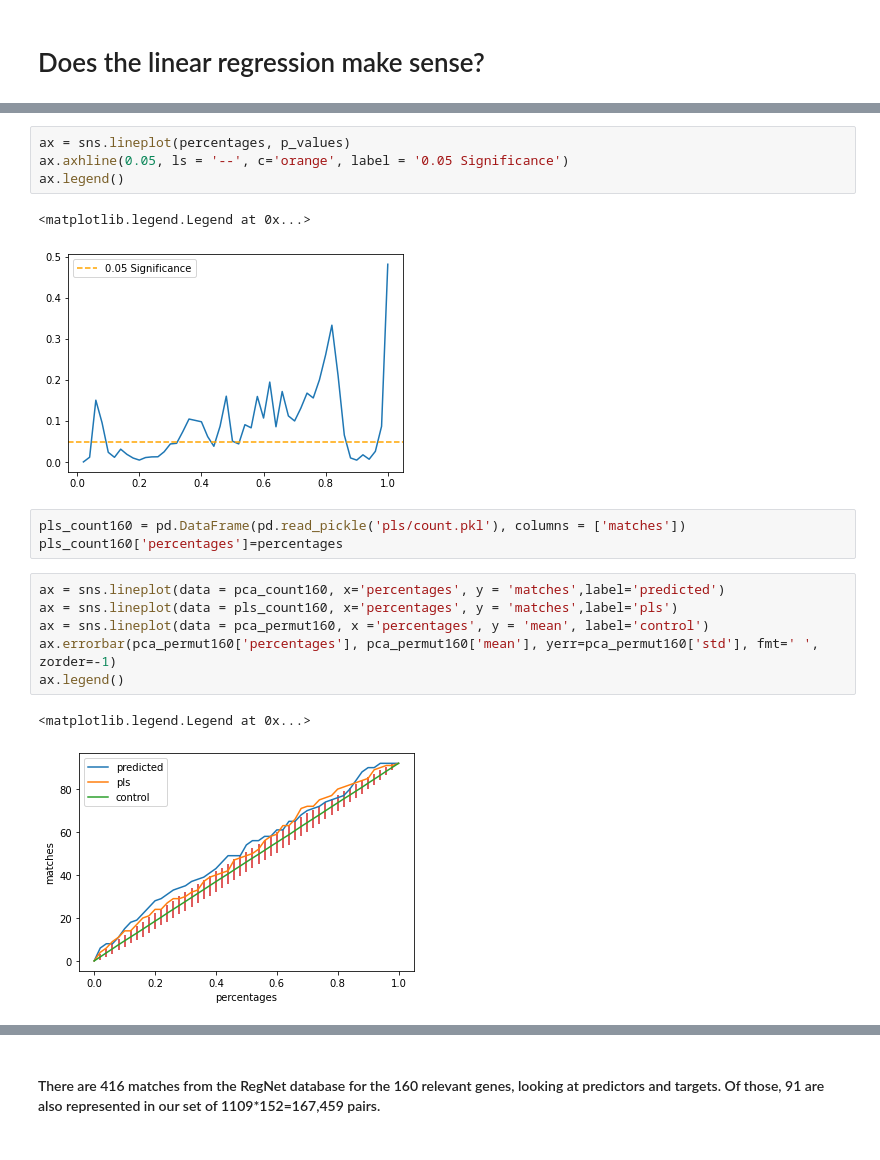
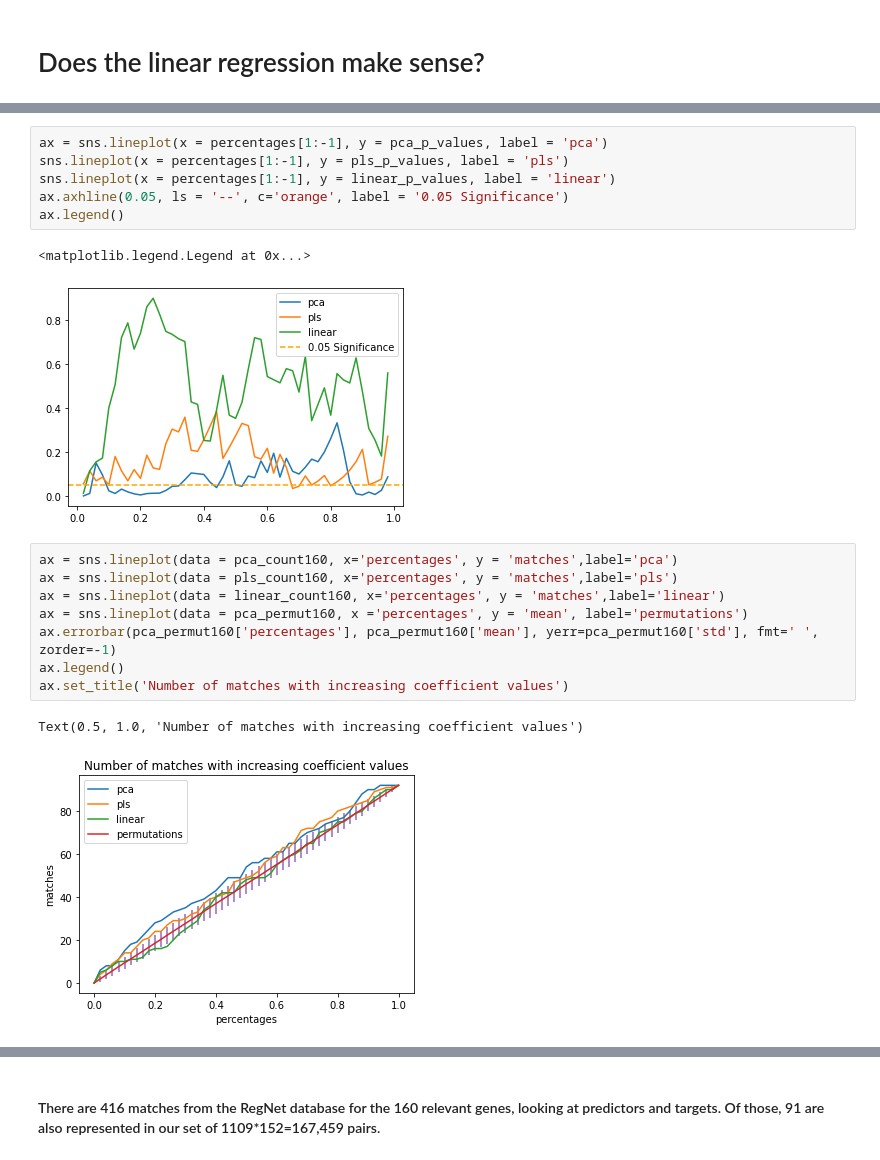
Before and after one commit to antschum/thesis, a Jupyter notebook: GeneAnalysis.ipynb, the cells around one changed output, grey strips where cells are left out. Saved outputs shown, nothing was run; the diff lists cells and outputs as text.

```diff
--- a/GeneAnalysis.ipynb
+++ b/GeneAnalysis.ipynb
@@ -40,19 +57,20 @@ p_values, z_scores = get_pvalue(count = pca_count160, permut = pca_permut160)
 # %%
-ax = sns.lineplot(percentages, p_values)
+ax = sns.lineplot(x = percentages[1:-1], y = pca_p_values, label = 'pca')
+sns.lineplot(x = percentages[1:-1], y = pls_p_values, label = 'pls')
+sns.lineplot(x = percentages[1:-1], y = linear_p_values, label = 'linear')
 ax.axhline(0.05, ls = '--', c='orange', label = '0.05 Significance')
 ax.legend()
 # %% [output]
 <matplotlib.legend.Legend at 0x...>
-[figure, old version]
+[figure, new version]
-# %%
-pls_count160 = pd.DataFrame(pd.read_pickle('pls/count.pkl'), columns = ['matches'])
-pls_count160['percentages']=percentages
 # %%
-ax = sns.lineplot(data = pca_count160, x='percentages', y = 'matches',label='predicted')
+ax = sns.lineplot(data = pca_count160, x='percentages', y = 'matches',label='pca')
 ax = sns.lineplot(data = pls_count160, x='percentages', y = 'matches',label='pls')
-ax = sns.lineplot(data = pca_permut160, x ='percentages', y = 'mean', label='control')
+ax = sns.lineplot(data = linear_count160, x='percentages', y = 'matches',label='linear')
+ax = sns.lineplot(data = pca_permut160, x ='percentages', y = 'mean', label='permutations')
 ax.errorbar(pca_permut160['percentages'], pca_permut160['mean'], yerr=pca_permut160['std'], fmt=' ', zorder=-1)
 ax.legend()
+ax.set_title('Number of matches with increasing coefficient values')
 # %% [output]
-<matplotlib.legend.Legend at 0x...>
+Text(0.5, 1.0, 'Number of matches with increasing coefficient values')
-[figure, old version]
+[figure, new version]
```
Also changed, not shown: parts of 25 cells of this notebook.
